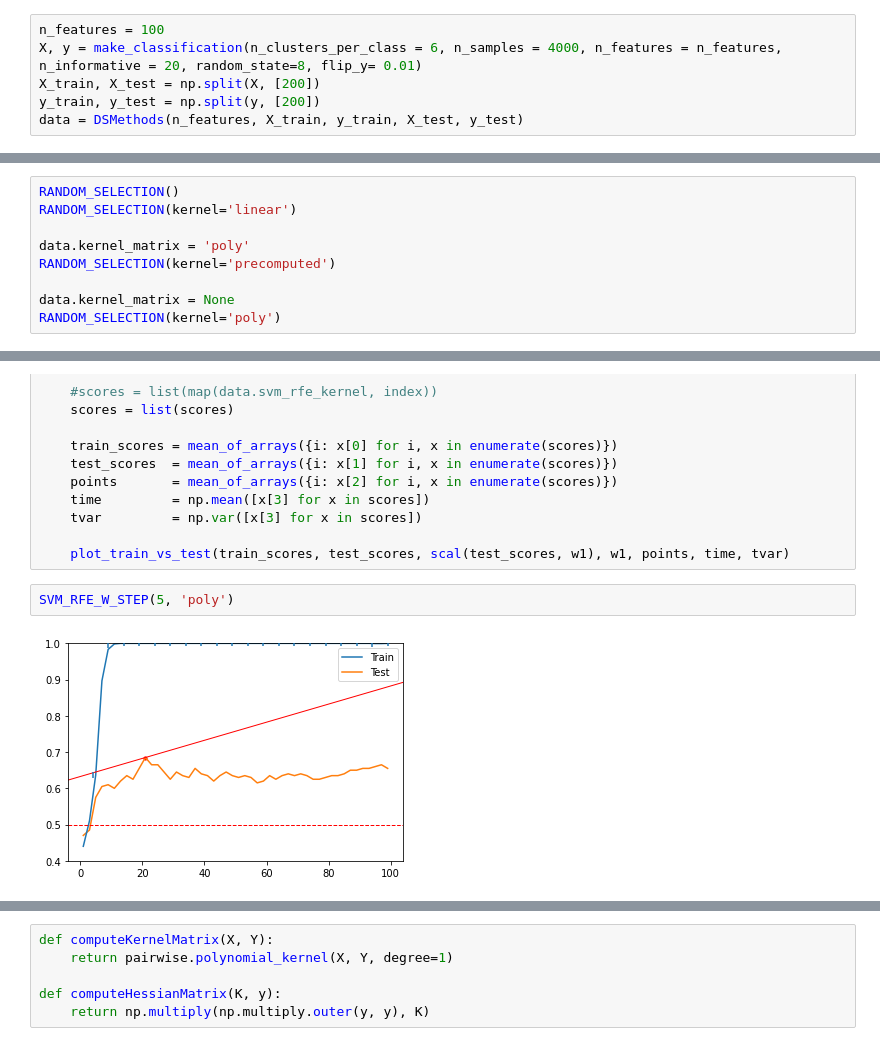
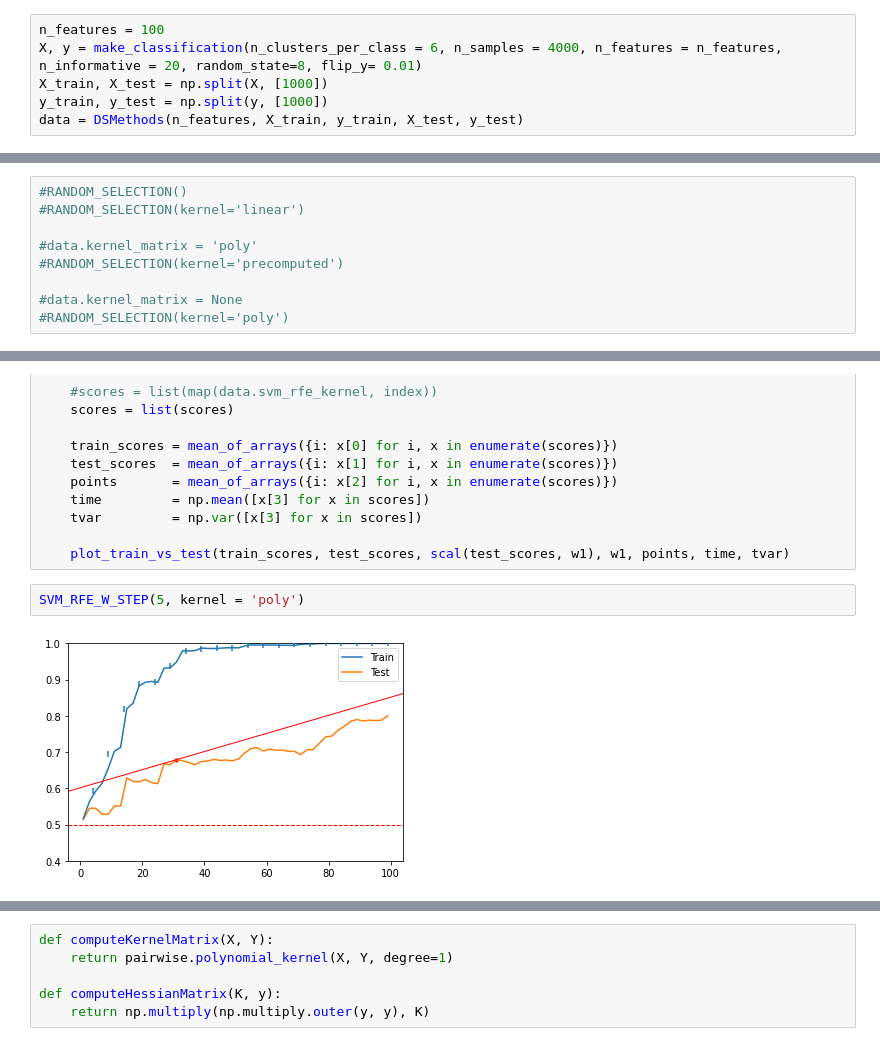
Before and after one commit to elmeunick9/TFG, a Jupyter notebook: Lab/NLKernel/svm-kernels.ipynb, the cells around one changed output, grey strips where cells are left out. Cells and saved outputs as stored; diff of their text form.

Commit message:
Kernel working test

```diff
--- a/Lab/NLKernel/svm-kernels.ipynb
+++ b/Lab/NLKernel/svm-kernels.ipynb
@@ -50,8 +50,8 @@ def mean_of_arrays(data):
 # %%
 n_features = 100
 X, y = make_classification(n_clusters_per_class = 6, n_samples = 4000, n_features = n_features, n_informative = 20, random_state=8, flip_y= 0.01)
-X_train, X_test = np.split(X, [200])
-y_train, y_test = np.split(y, [200])
+X_train, X_test = np.split(X, [1000])
+y_train, y_test = np.split(y, [1000])
 data = DSMethods(n_features, X_train, y_train, X_test, y_test)
 # %% [markdown]
 # Lineal vs. Non-Lineal
@@ -69,11 +69,11 @@ def RANDOM_SELECTION(CVal = 0.1, kernel='liblinear'):
     time         = np.mean([x[2] for x in scores])
     plot_train_vs_test(train_scores, test_scores)
 # %%
-RANDOM_SELECTION()
-RANDOM_SELECTION(kernel='linear')
+#RANDOM_SELECTION()
+#RANDOM_SELECTION(kernel='linear')
 
-data.kernel_matrix = 'poly'
-RANDOM_SELECTION(kernel='precomputed')
+#data.kernel_matrix = 'poly'
+#RANDOM_SELECTION(kernel='precomputed')
 
-data.kernel_matrix = None
-RANDOM_SELECTION(kernel='poly')
+#data.kernel_matrix = None
+#RANDOM_SELECTION(kernel='poly')
@@ -115,6 +102,6 @@ def SVM_RFE_W_STEP(step, kernel = 'linear', w1 = [0.8, 0.2]):
 
     plot_train_vs_test(train_scores, test_scores, scal(test_scores, w1), w1, points, time, tvar)
 # %%
-SVM_RFE_W_STEP(5, 'poly')
+SVM_RFE_W_STEP(5, kernel = 'poly')
 # %% [output]
-[figure, old version]
+[figure, new version]
```
Also changed, not shown: parts of 4 cells of this notebook, 59 other files.
